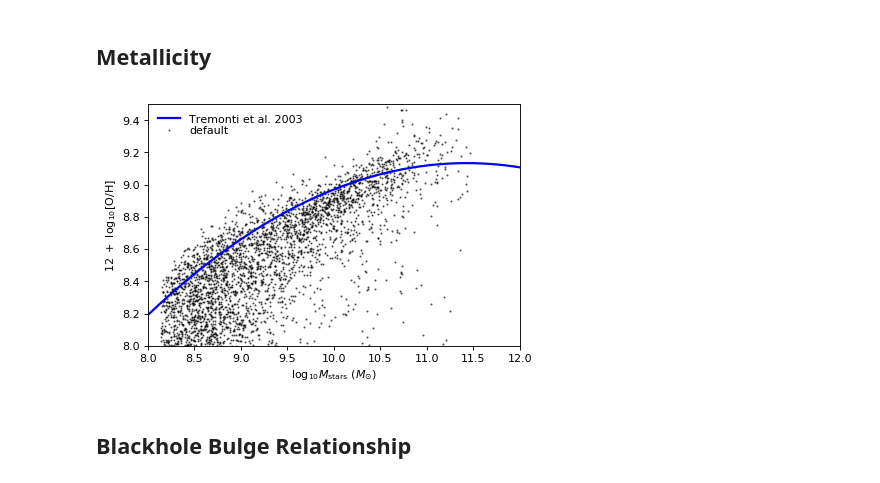
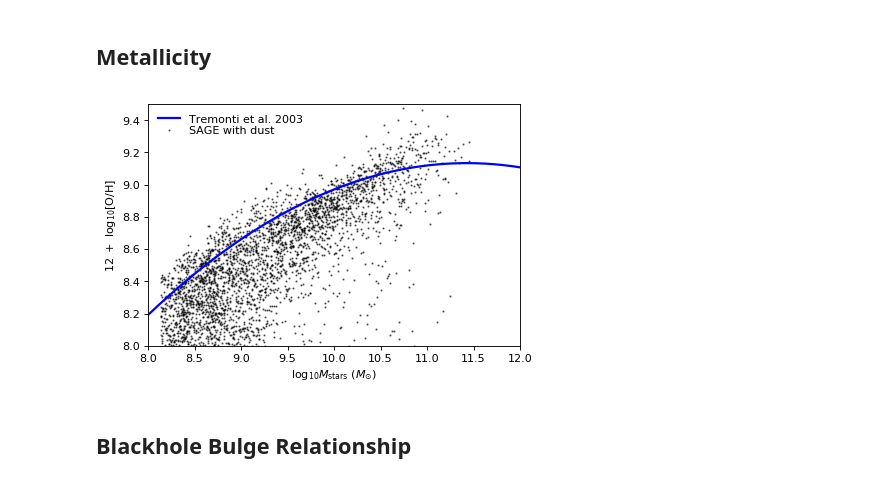
Before and after one commit to darrencroton/sage, a Jupyter notebook: analysis/allresults-new.ipynb, the cells around one changed output. Saved outputs shown, nothing was run; the diff lists cells and outputs as text; code cells hidden in the pictures.

```diff
--- a/analysis/allresults-new.ipynb
+++ b/analysis/allresults-new.ipynb
@@ -14,11 +11,12 @@ BoxSize = ((62.5**3) * (1/8))**(1/3)
 dilute = 5000
 sSFRcut = -11.0
 # %%
-directory = '../src/auxdata/trees/play/'
+directory = '../src/auxdata/trees/dust/'
 filename = 'model'
-redshift = [0.000]
+redshift = [0.000, 1.386, 2.070, 3.060, 4.179, 5.289, 6.197, 7.272]
 firstfile = 0
-lastfile = 0
+lastfile = 7
+MaxTreeFiles = lastfile - firstfile + 1
 # %%
 def galdtype():
 	# Define the data-type for the public version of SAGE
@@ -190,6 +188,9 @@ def galdtype2():
         ('SfrBulge'                     , np.float32),
         ('SfrDiskZ'                     , np.float32),
         ('SfrBulgeZ'                    , np.float32),
+        ('dustdotform'                  , np.float32),
+        ('dustdotgrowth'                    , np.float32),
+        ('dustdotdestruct'                    , np.float32),
         ('Sfr'                          , (np.float32, 64)),
         ('DiskRadius'                   , np.float32),
         ('Cooling'                      , np.float32),
@@ -220,12 +221,14 @@ Galdesc = galdtype2()
 #Galdesc1 = galdtype1()
 #Galdesc2 = galdtype2()
 
+G_history = [0]*len(redshift)
 for i in range(len(redshift)):
     G_snap = []
     G_snap1 = []
     G_snap2 = []
     GalsTree = []
 
+    goodfile = 0
     for k in range(firstfile, lastfile+1):
         name = (directory+filename+'_z'+f'{redshift[i]:.3f}'+'_'+f'{k}')
         G = read_one_file(name, Galdesc)
@@ -233,3 +236,5 @@ for i in range(len(redshift)):
 
     G_snap = np.array(G_snap)
     G_snap = G_snap.view(recarray)
+
+    G_history[i] = G_snap
@@ -811,37 +810,37 @@ plt.show()
 # %%
 seed(2222)
 
-w = np.where((G_snap.Type == 0) & ( G_snap.ColdGas / (G_snap.StellarMass + G_snap.ColdGas) > 0.0) &
-            (G_snap.StellarMass > 0.01))[0]
+w = np.where((G_history[0].Type == 0) & ( G_history[0].ColdGas / (G_history[0].StellarMass + G_history[0].ColdGas) > 0.0) &
+            (G_history[0].StellarMass > 0.01))[0]
 if(len(w) > dilute): w = sample(list(w), dilute)
-mass = np.log10(G_snap.StellarMass[w]* 1.0e10 / Hubble_h)
-Z = np.log10((G_snap.MetalsColdGas[w] / G_snap.ColdGas[w]) / 0.02) + 9.0
+mass = np.log10(G_history[0].StellarMass[w]* 1.0e10 / Hubble_h)
+Z = np.log10((G_history[0].MetalsColdGas[w] / G_history[0].ColdGas[w]) / 0.02) + 9.0
 
-plt.scatter(mass, Z, marker='o', s=1, c='k', alpha=0.5, label='default')
+plt.scatter(mass, Z, marker='o', s=1, c='k', alpha=0.5, label='SAGE with dust')
 
 # overplot Tremonti et al. 2003 (h=0.7)
 w = np.arange(7.0, 13.0, 0.1)
 Zobs = -1.492 + 1.847*w - 0.08026*w*w
 plt.plot(np.log10((10**w *1.5 /1.8)), Zobs, 'b-', lw=2.0, label='Tremonti et al. 2003')
 
 plt.ylabel(r'$12\ +\ \log_{10}[\mathrm{O/H}]$')
 plt.xlabel(r'$\log_{10} M_{\mathrm{stars}}\ (M_{\odot})$')
 
 # Set the x and y axis minor ticks
 ax.xaxis.set_minor_locator(plt.MultipleLocator(0.05))
 ax.yaxis.set_minor_locator(plt.MultipleLocator(0.25))
 
 plt.axis([8.0, 12.0, 8.0, 9.5])
 
 leg = plt.legend(loc=0, numpoints=1, labelspacing=0.1)
 leg.draw_frame(False)  # Don't want a box frame
 for t in leg.get_texts():  # Reduce the size of the text
     t.set_fontsize('medium')
 
-#plt.savefig('plots/Metallicity-dust.png')
+plt.savefig('plots/Metallicity-mini.png')
 plt.show()
 # %% [output]
-[figure, old version]
+[figure, new version]
 # %% [markdown]
 ## Blackhole Bulge Relationship
 # %%
```
Also changed, not shown: parts of 35 cells of this notebook, 1 other file.
